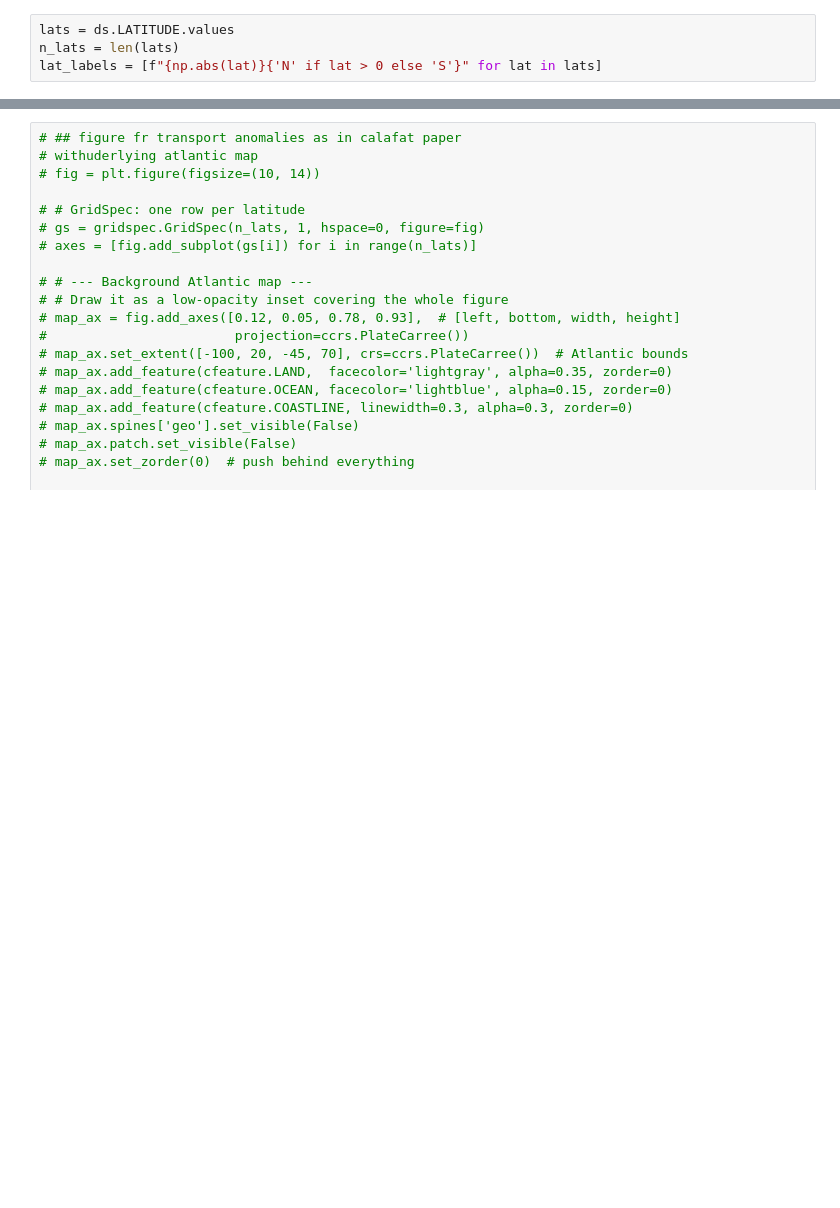
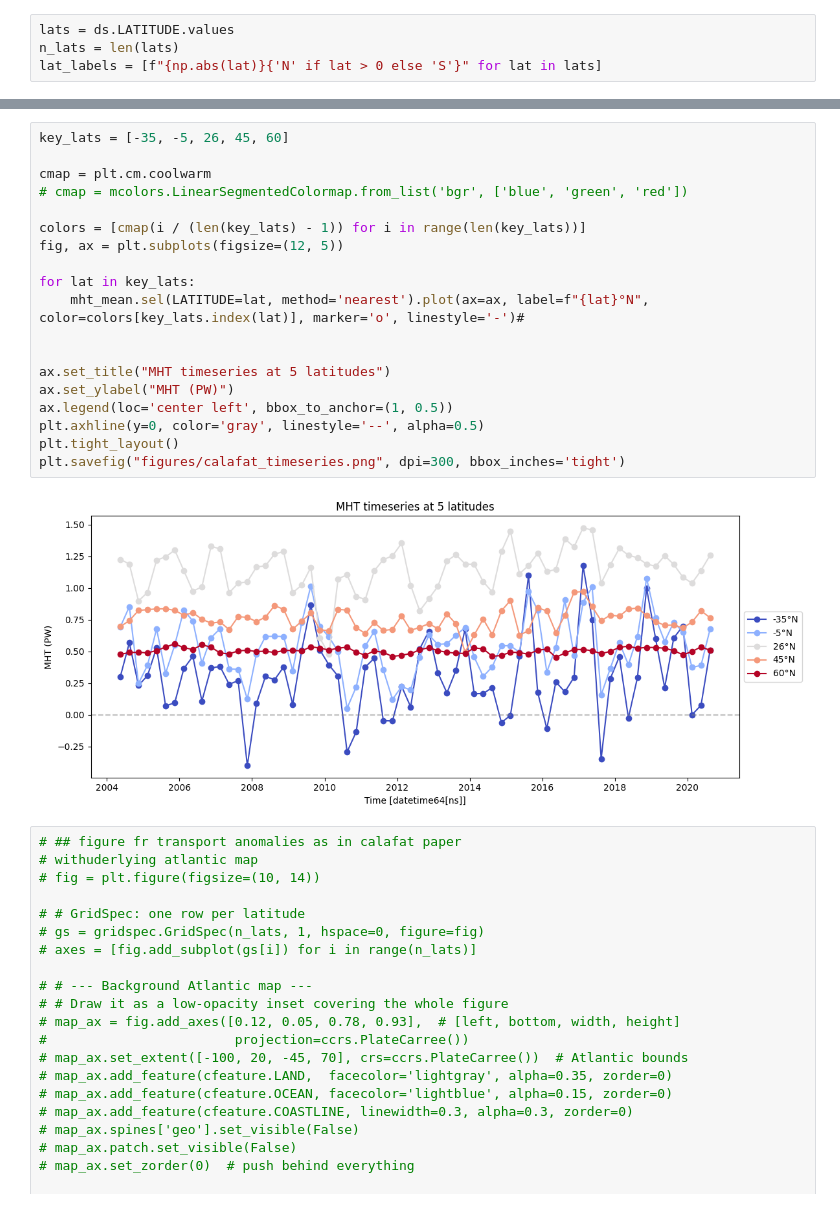
Before and after one commit to lea-dietz/masterthesis, a Jupyter notebook: coding/calafat_data.ipynb, the cells around one changed output, grey strips where cells are left out. Saved outputs shown, nothing was run; the diff lists cells and outputs as text; blank space fills up the shorter version.

```diff
--- a/coding/calafat_data.ipynb
+++ b/coding/calafat_data.ipynb
@@ -303,3 +209,24 @@ plt.show()
+# %%
+key_lats = [-35, -5, 26, 45, 60]
+
+cmap = plt.cm.coolwarm
+# cmap = mcolors.LinearSegmentedColormap.from_list('bgr', ['blue', 'green', 'red'])
+
+colors = [cmap(i / (len(key_lats) - 1)) for i in range(len(key_lats))]
+fig, ax = plt.subplots(figsize=(12, 5))
+
+for lat in key_lats:
+    mht_mean.sel(LATITUDE=lat, method='nearest').plot(ax=ax, label=f"{lat}°N", color=colors[key_lats.index(lat)], marker='o', linestyle='-')#
+
+
+ax.set_title("MHT timeseries at 5 latitudes")
+ax.set_ylabel("MHT (PW)")
+ax.legend(loc='center left', bbox_to_anchor=(1, 0.5))
+plt.axhline(y=0, color='gray', linestyle='--', alpha=0.5)
+plt.tight_layout()
+plt.savefig("figures/calafat_timeseries.png", dpi=300, bbox_inches='tight')
+# %% [output]
+[figure, added]
 # %%
 # ## figure fr transport anomalies as in calafat paper
 # withuderlying atlantic map
```
Also changed, not shown: parts of 23 cells of this notebook, 10 other files.
